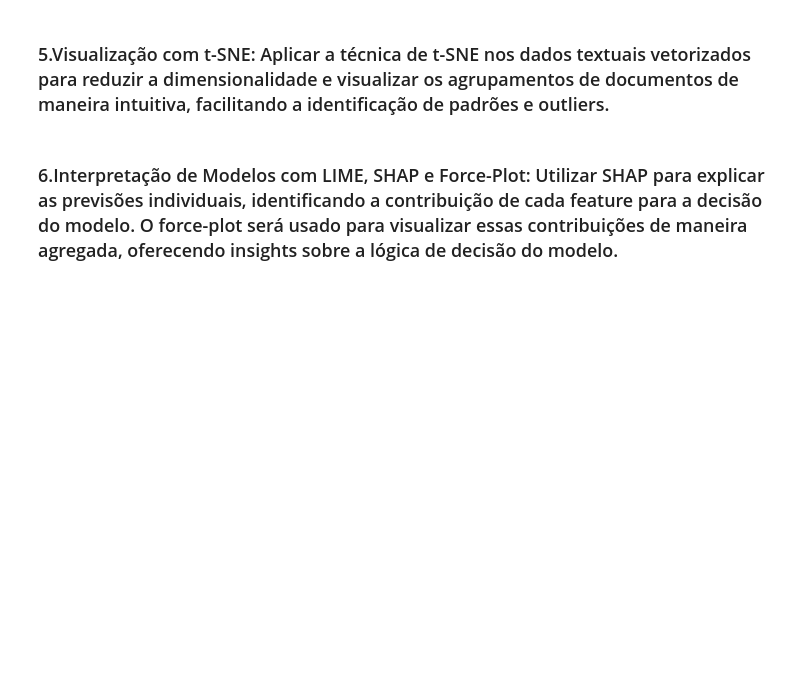
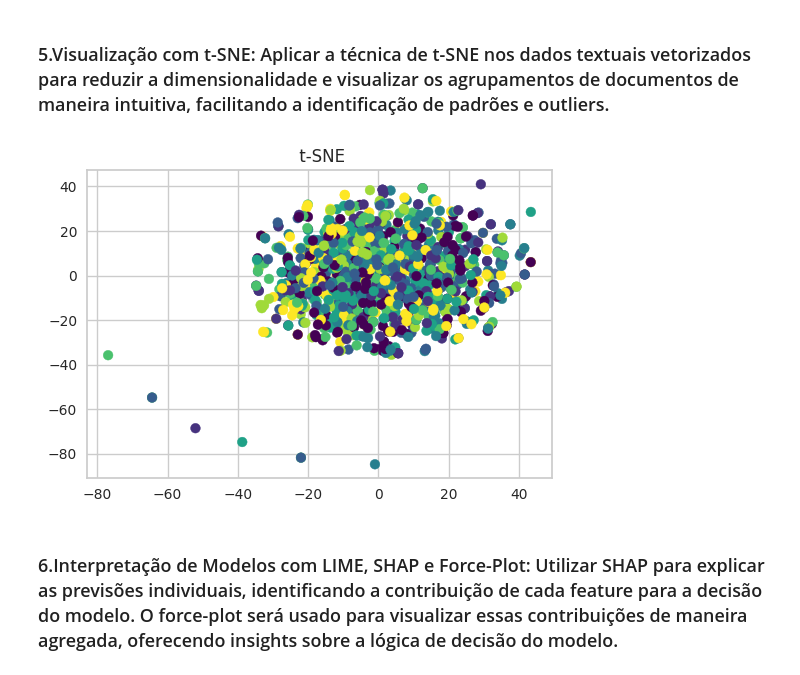
Before and after one commit to rodrigo1992-cmyk/Faculdade, a Jupyter notebook: Notebooks/rodrigo_mesquita_PB_TP5.ipynb, the cells around one changed output. Cells and saved outputs as stored; diff of their text form; code cells hidden in the pictures; blank space fills up the shorter version.

```diff
--- a/Notebooks/rodrigo_mesquita_PB_TP5.ipynb
+++ b/Notebooks/rodrigo_mesquita_PB_TP5.ipynb
@@ -176,0 +146,7 @@ Número de tópicos: 20, Coerência: 0.2692
+# %%
+lda_model = models.LdaMulticore(corpus=corpus, id2word=dicionario,num_topics=8, random_state=22, alpha=0.001, eta=0.0001, iterations=1000)
+
+#imprimir as palavras em cada tópico
+topics = lda_model.print_topics(num_words=5)
+for topic in topics:
+    print(topic)
@@ -176,0 +179,27 @@ Número de tópicos: 20, Coerência: 0.2692
+# %%
+#Regex
+pattern = re.compile(r"\b[a-zA-Z]{3,}\b")
+X_reg = X.apply(lambda x: (' '.join(pattern.findall(str(x)))))
+
+#Leematização
+data_lem = []
+lemmatizer = WordNetLemmatizer()
+for doc in X_reg:
+  doc = doc.lower()
+  doc_lem = ' '.join(lemmatizer.lemmatize(word) for word in doc.split())
+  data_lem.append(doc_lem)
+
+#Dividindo em treino e teste
+X_train, X_test, y_train, y_test = train_test_split(X, y, test_size=0.3, random_state=32)
+
+#TF-IDF
+tfidf = TfidfVectorizer(stop_words=stop_words, lowercase=False)
+X_train_vect = tfidf.fit_transform(X_train)
+X_test_vect = tfidf.transform(X_test)
+# %%
+# Treinando um modelo de RandomForest para tentar prever os tópicos
+param_grid = {'max_depth': [5 ,10, 20, 30, 50, 100], 'n_estimators': [200], 'criterion': ['gini', 'entropy'], 'random_state': [32], 'min_samples_split': [5, 10, 25, 50, 100]}
+
+model_rf = GridSearchCV(RandomForestClassifier(), param_grid, cv=5, verbose=1, n_jobs=-1)
+model_rf.fit(X_train_vect.toarray(), y_train)
+y_pred = model_rf.predict(X_test_vect)
@@ -181,2 +235,14 @@ Número de tópicos: 20, Coerência: 0.2692
+# %%
+# Aplicando t-SNE
+tsne = TSNE(n_components=2, random_state=32)
+X_tsne = tsne.fit_transform(X_train_vect.toarray())
+
+# Visualizando os agrupamentos
+plt.figure(figsize=(6, 4))
+plt.scatter(X_tsne[:, 0], X_tsne[:, 1], c=y_train, cmap='viridis')
+plt.title(' t-SNE')
+plt.show()
+# %% [output]
+[figure, added]
 # %% [markdown]
 ### 6.Interpretação de Modelos com LIME, SHAP e Force-Plot: Utilizar SHAP para explicar as previsões individuais, identificando a contribuição de cada feature para a decisão do modelo. O force-plot será usado para visualizar essas contribuições de maneira agregada, oferecendo insights sobre a lógica de decisão do modelo.
```
Also changed, not shown: parts of 23 cells of this notebook, 2 other files.
